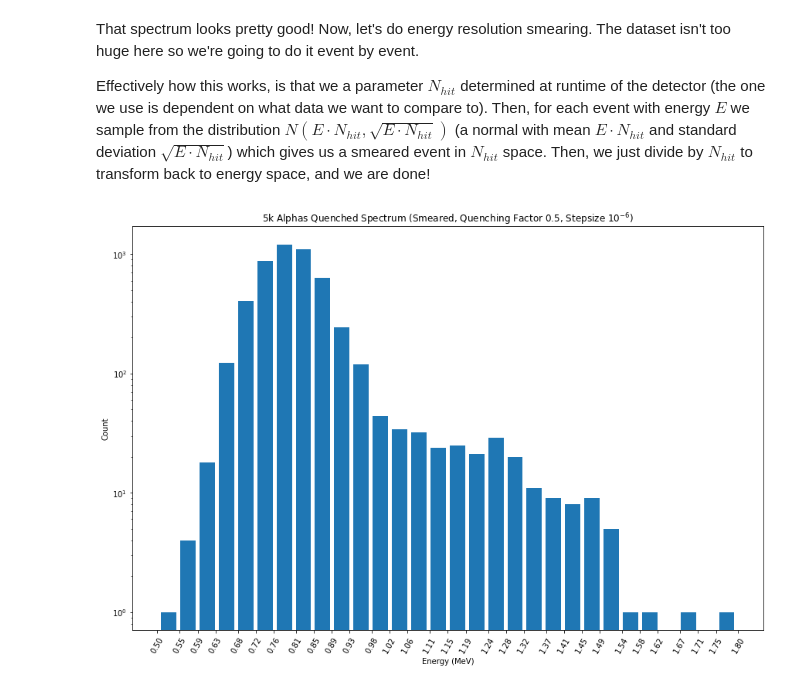
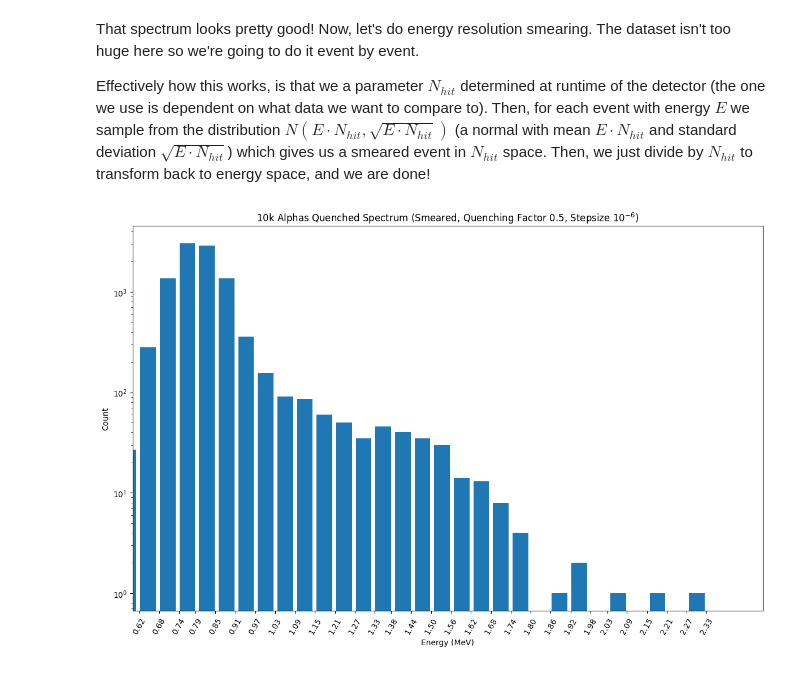
Before and after one commit to ddrobner/scatteringsim, a Jupyter notebook: scatteringsim.ipynb, the cells around one changed output. Saved outputs shown, nothing was run; the diff lists cells and outputs as text; code cells hidden in the pictures.

```diff
--- a/scatteringsim.ipynb
+++ b/scatteringsim.ipynb
@@ -510,7 +464,7 @@ def start_sim(e_0, n_particles, stepsize=0.001, nbins=40, epsilon=0.1, density=0
 
     return sim_data
 
-sim_data = start_sim(8, 5000, nbins=50, stepsize=1E-6)
+sim_data = start_sim(8, 10000, nbins=50, stepsize=1E-6)
 
 # this is a big sim, let's pickle the output so we can retrieve it later
 #with open("100k_8MeV_Alphas_Redux", "wb") as fp:
@@ -522,8 +480,13 @@ for k in sim_data:
 # %%
+plt.style.use('dark_background')
 plt.scatter(*zip(*e_angles))
 plt.ylabel("Proton Energy")
 plt.xlabel("Scattering Angle")
-plt.title("Proton Energy vs. Scattering Angle (5k Alphas, $10^{-7}$ Stepsize)")
+plt.title("Proton Energy vs. Scattering Angle (10k Alphas, $10^{-6}$ Stepsize)")
 plt.tight_layout()
 plt.show()
+plt.style.use('default')
+
+plt.rcParams['figure.figsize'] = (12, 8)
+plt.rcParams['axes.formatter.useoffset'] = False
 # %% [output]
@@ -584,3 +516,5 @@ q_spec = [quenched_spectrum(s, 0.3) for s in sim_data]
+# %%
+q_spec = [quenched_spectrum(s, 0.4) for s in sim_data]
 # %%
 q_spec = [l
           for ls in q_spec
@@ -592,6 +526,9 @@ q_spec = [l
 #plt.hist(quenched_spectrum_counts.bin_edges[:-1],
 #quenched_spectrum_counts.bin_edges, weights=quenched_spectrum_counts.counts,
 #rwidth=0.8)
+
+plt.rcParams['figure.figsize'] = (12, 8)
+plt.rcParams['axes.formatter.useoffset'] = False
 counts, bins = np.histogram(q_spec, 30)
 plt.hist(bins[:-1], bins, weights=counts, rwidth=0.8)
 #plt.bar(bins[:-1], counts, width=0.8, align='center')
@@ -601,7 +538,7 @@ plt.xticks(rotation=60)
 plt.ticklabel_format(style='plain', axis='x')
 plt.gcf().axes[0].xaxis.get_major_formatter().set_scientific(False)
 #plt.gca().xaxis.set_major_locator(tck.MultipleLocator(base=0.1))
-plt.title("5k Alpha Quenched Spectrum Counts (Proton Quenching Factor of 0.4)")
+plt.title("10k Alpha Quenched Spectrum Counts (Proton Quenching Factor of 0.4)")
 plt.xlabel("Energy (MeV)")
 plt.ylabel("Count")
 plt.tight_layout()
@@ -623,27 +560,31 @@ space. Then, we just divide by $N_{hit}$ to transform back to energy space, and
 we are done!
 # %%
 # this is a placeholder for right now
+
+plt.rcParams['figure.figsize'] = (12, 8)
+plt.rcParams['axes.formatter.useoffset'] = False
 nhit = 200
 
 q_spec_smeared = []
 
 for i in range(len(q_spec)):
     e_i = q_spec[i]
     e_f = (random.gauss(e_i*nhit, np.sqrt(e_i*nhit)))/nhit
     q_spec_smeared.append(e_f)
 
 counts, bins = np.histogram(q_spec_smeared, 30)
 plt.hist(bins[:-1], bins, weights=counts, rwidth=0.8)
 plt.yscale('log')
 plt.xticks([round(i, 2) for i in bins])
 plt.xticks(rotation=60)
 plt.ticklabel_format(style='plain', axis='x')
 plt.gcf().axes[0].xaxis.get_major_formatter().set_scientific(False)
-plt.tight_layout()
-plt.title("5k Alphas Quenched Spectrum (Smeared, Quenching Factor 0.5, Stepsize $10^{-6}$)")
+plt.title("10k Alphas Quenched Spectrum (Smeared, Quenching Factor 0.5, Stepsize $10^{-6}$)")
 plt.xlabel("Energy (MeV)")
 plt.ylabel("Count")
-plt.savefig("5k_quenched_smeared_0p3q.jpg")
+plt.xlim((0.6, 2.5))
+plt.tight_layout()
+plt.savefig("5k_quenched_smeared_0p4q_new2.jpg")
 plt.show()
 # %% [output]
-[figure, old version]
+[figure, new version]
```
Also changed, not shown: parts of 16 cells of this notebook, 1 other file.
